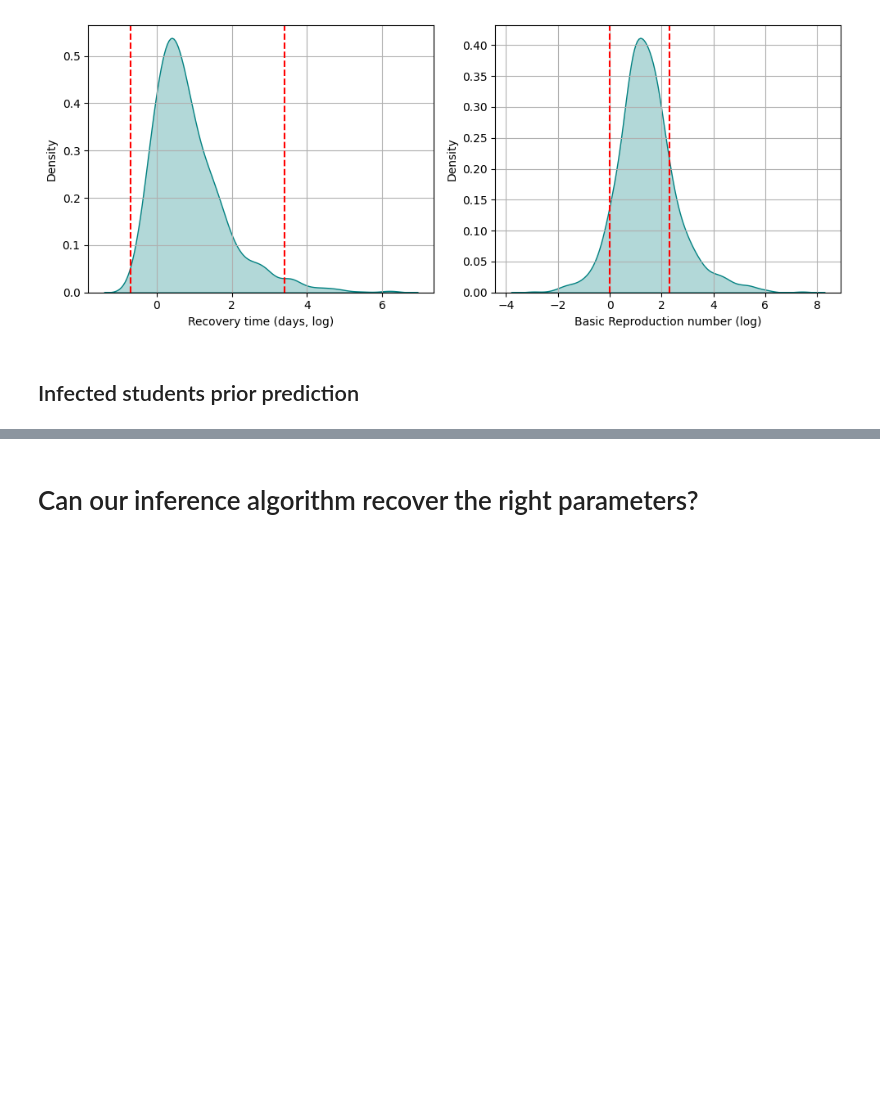
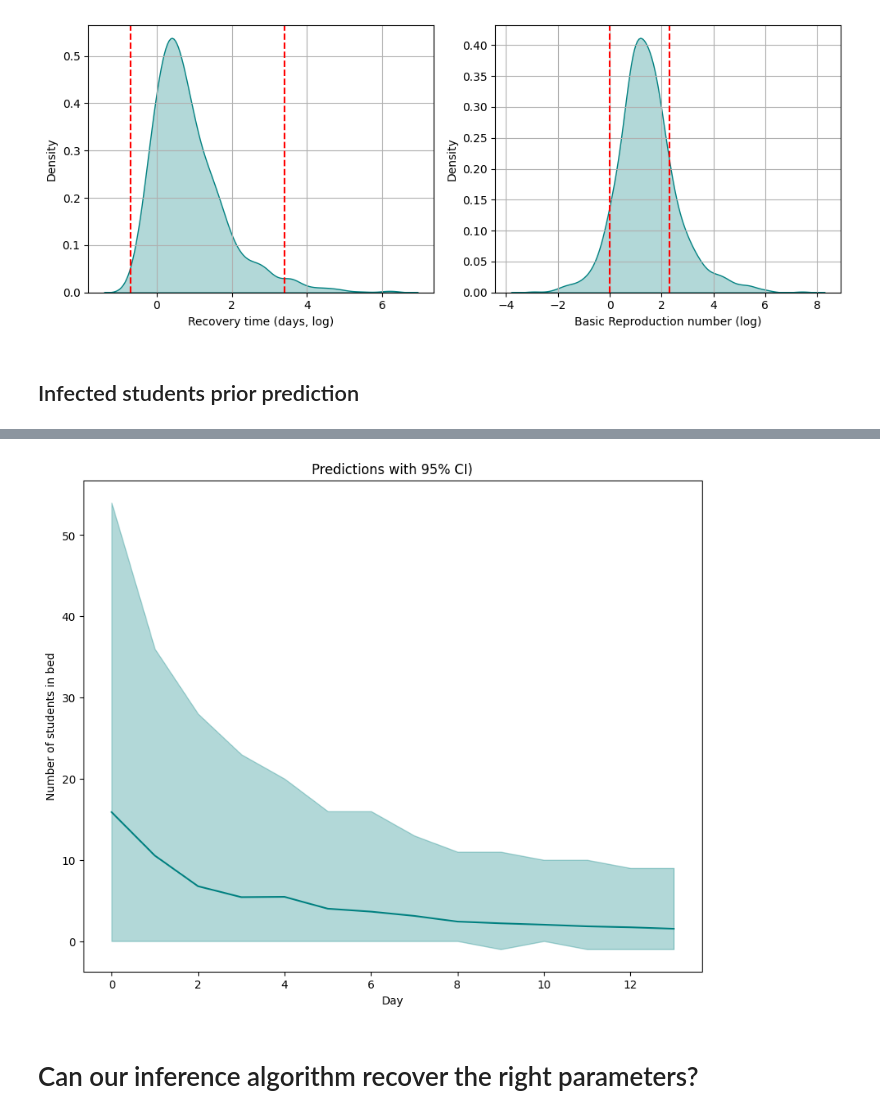
Before and after one commit to koomited/bayesian-epidemiology-project, a Jupyter notebook: project.ipynb, the cells around one changed output, grey strips where cells are left out. Cells and saved outputs as stored; diff of their text form; code cells hidden in the pictures; blank space fills up the shorter version.

```diff
--- a/project.ipynb
+++ b/project.ipynb
@@ -247,3 +245,15 @@ Text(0, 0.5, 'Number of infected students')
+# %%
+pred_obs = prior_predictions["observed"]
+mean_prior_pred = jnp.mean(pred_obs, axis=0)
+hpdi_prior_pred = hpdi(pred_obs, 0.95)
+# %%
+
+fig, ax = plt.subplots(figsize=(10, 8))
+ax.plot(jnp.arange(len(data['date'])), mean_prior_pred, color='teal')
+ax.fill_between(jnp.arange(len(data['date'])), hpdi_prior_pred[0], hpdi_prior_pred[1], alpha=0.3, interpolate=True, color='teal')
+ax.set(xlabel='Day', ylabel='Number of students in bed', title='Predictions with 95% CI)');
+# %% [output]
+[figure, added]
 # %% [markdown]
 # Can our inference algorithm recover the right parameters?
 # %%
```
Also changed, not shown: parts of 3 cells of this notebook.
